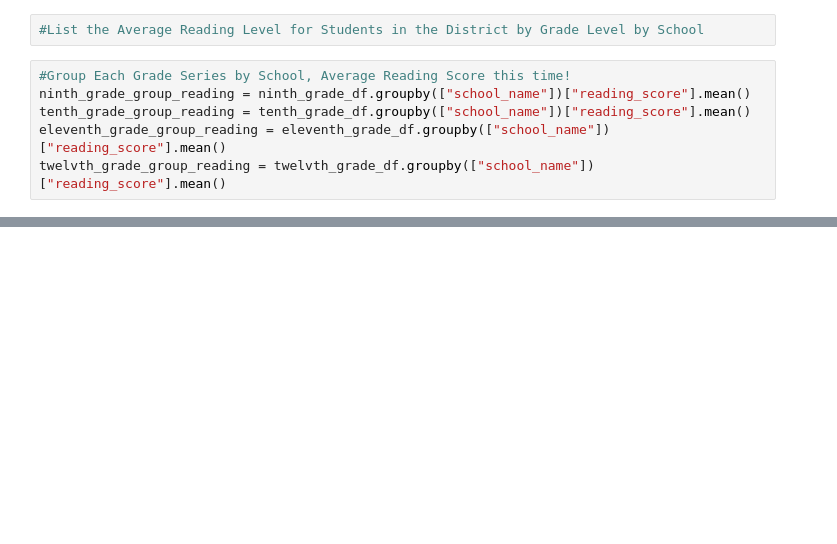
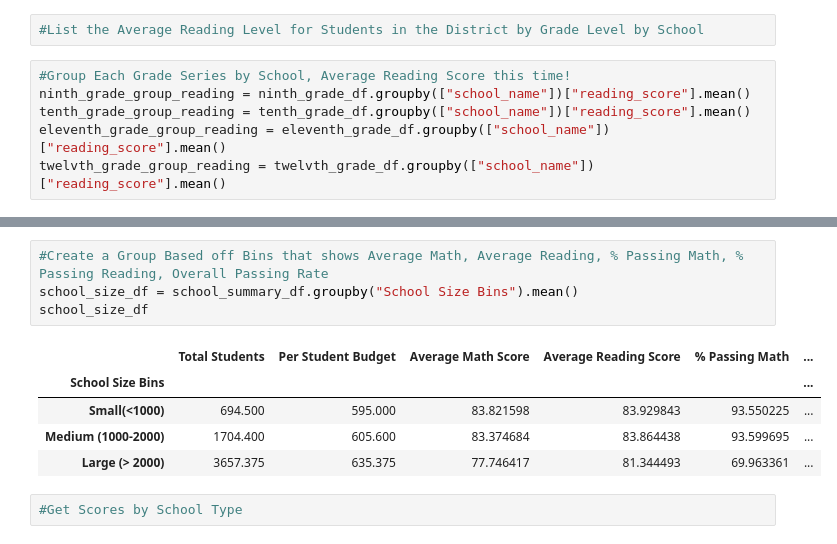
Before and after one commit to sdfeinsilver/pandas-challenge, a Jupyter notebook: PyCitySchools/PyCitySchools_Fresh_Start.ipynb, the cells around one changed output, grey strips where cells are left out. Cells and saved outputs as stored; diff of their text form; blank space fills up the shorter version.

```diff
--- a/PyCitySchools/PyCitySchools_Fresh_Start.ipynb
+++ b/PyCitySchools/PyCitySchools_Fresh_Start.ipynb
@@ -256,0 +325,12 @@ reading_average_by_grade
+# %%
+#Create a Group Based off Bins that shows Average Math, Average Reading, % Passing Math, % Passing Reading, Overall Passing Rate
+school_size_df = school_summary_df.groupby("School Size Bins").mean()
+school_size_df
+# %% [output]
+|  | Total Students | Per Student Budget | Average Math Score | Average Reading Score | % Passing Math | ... |
+| School Size Bins |  |  |  |  |  | ... |
+| Small(<1000) | 694.500 | 595.000 | 83.821598 | 83.929843 | 93.550225 | ... |
+| Medium (1000-2000) | 1704.400 | 605.600 | 83.374684 | 83.864438 | 93.599695 | ... |
+| Large (> 2000) | 3657.375 | 635.375 | 77.746417 | 81.344493 | 69.963361 | ... |
+# %%
+#Get Scores by School Type
```
Also changed, not shown: parts of 10 cells of this notebook.
